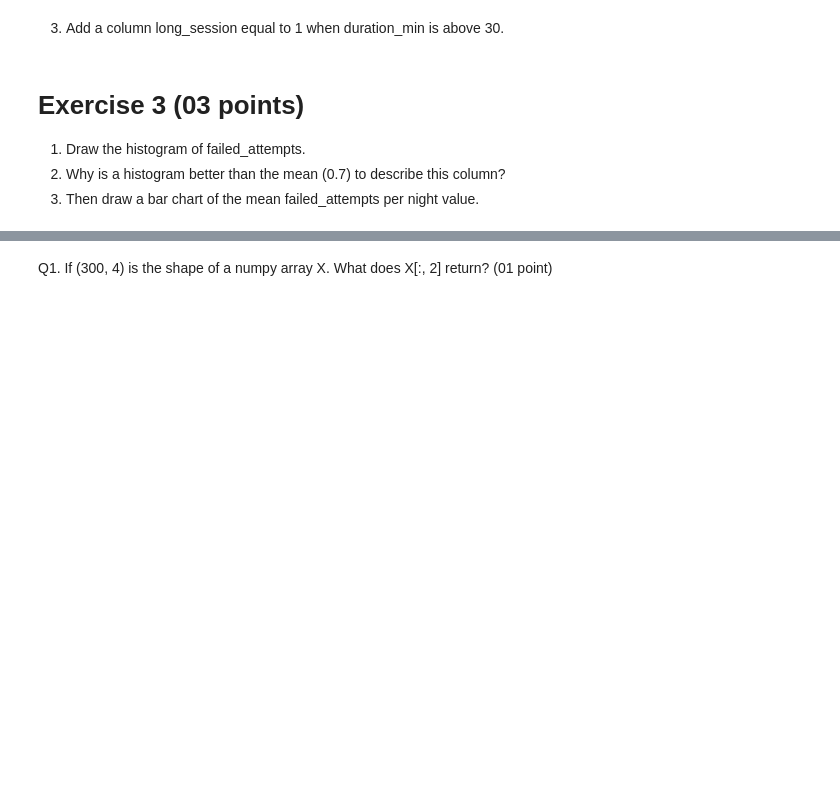
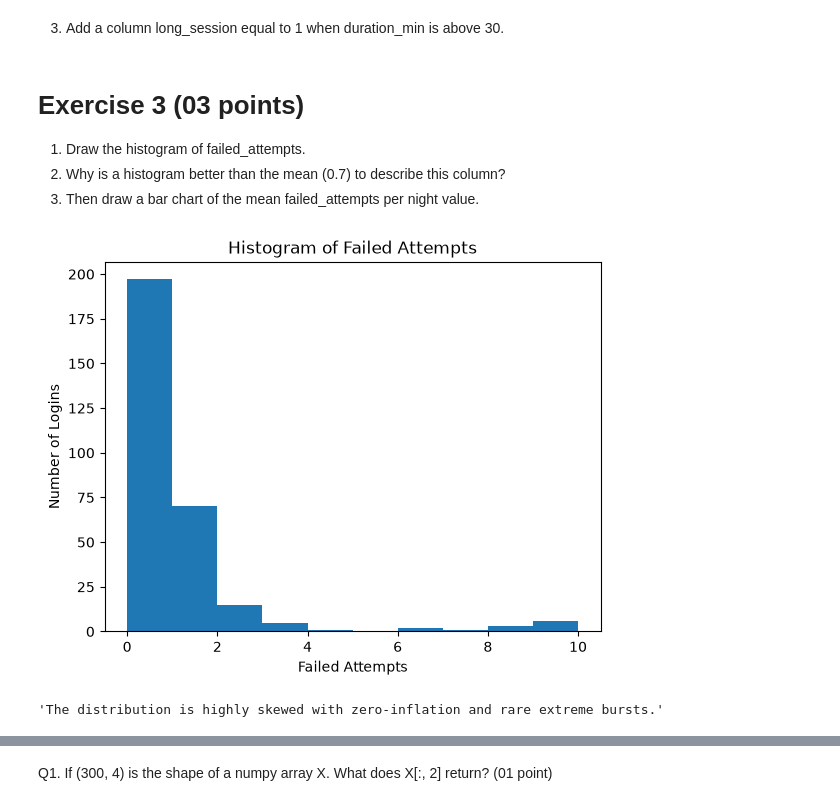
Before and after one commit to Djall1lrml/MLDLS-workshop_1, a Jupyter notebook: TP1.ipynb, the cells around one changed output, grey strips where cells are left out. Drawn from its saved outputs; the diff is of its cells as text; code cells hidden in the pictures; blank space fills up the shorter version.

```diff
--- a/TP1.ipynb
+++ b/TP1.ipynb
@@ -76,14 +91,18 @@ log = pd.DataFrame({"user":    rng.choice(["ali", "sara", "yacine", "nour", "kar
 # skip it
 # %%
 # Choose randomly 12 different indexes and set 12 integer values from [5,11[ in the feature "failed_attempt"
+indexes = rng.choice(n, 12, replace=False)
 
+log.loc[indexes, "failed_attempts"] = rng.integers(5, 11, 12)
 # Write your code here
 # %%
 # Autograded cell (Failed attempts)
 # Skip it
 # %%
 # Insert 10 missing values randomly
+idx = rng.choice(log.size, 10, replace=False)
 
+log.values.flat[idx] = np.nan
 # Write your code here
 # %%
 # Auto graded cell (missing values)
@@ -111,6 +138,7 @@ log = pd.DataFrame({"user":    rng.choice(["ali", "sara", "yacine", "nour", "kar
 # %%
 # Write your code here
 # log['long_session'] = ...
+log["long_session"] = np.where(log["duration_min"] > 30, 1, 0)
 # %%
 # Autograded cell - Skip it
 # %% [markdown]
@@ -124,3 +149,14 @@ log = pd.DataFrame({"user":    rng.choice(["ali", "sara", "yacine", "nour", "kar
+# %%
+# Draw the histogram of failed_attempts.
+# Write your code he
+plt.hist(log["failed_attempts"])
+plt.xlabel("Failed Attempts")
+plt.ylabel("Number of Logins")
+plt.title("Histogram of Failed Attempts")
+
+plt.show()
+# %% [output]
+[figure, added]
 # %%
 # Auto-graded cell - Skip it...
 # %%
@@ -132,6 +168,9 @@ log = pd.DataFrame({"user":    rng.choice(["ali", "sara", "yacine", "nour", "kar
 # %%
 # Write your code here
 # answer_q2 = ...
+"The distribution is highly skewed with zero-inflation and rare extreme bursts."
+# %% [output]
+'The distribution is highly skewed with zero-inflation and rare extreme bursts.'
 # %%
 # 3. Draw a bar chart of the mean failed_attempts per night value.
 
```
Also changed, not shown: parts of 15 cells of this notebook.
